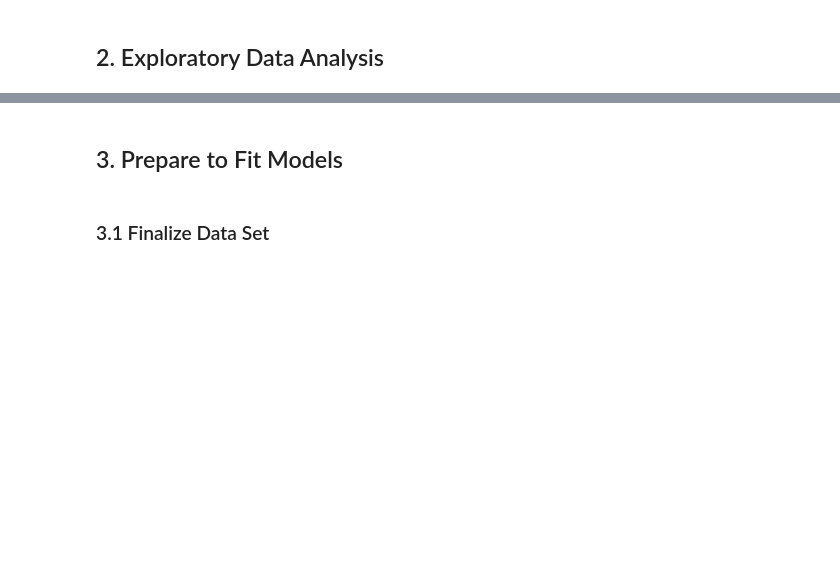
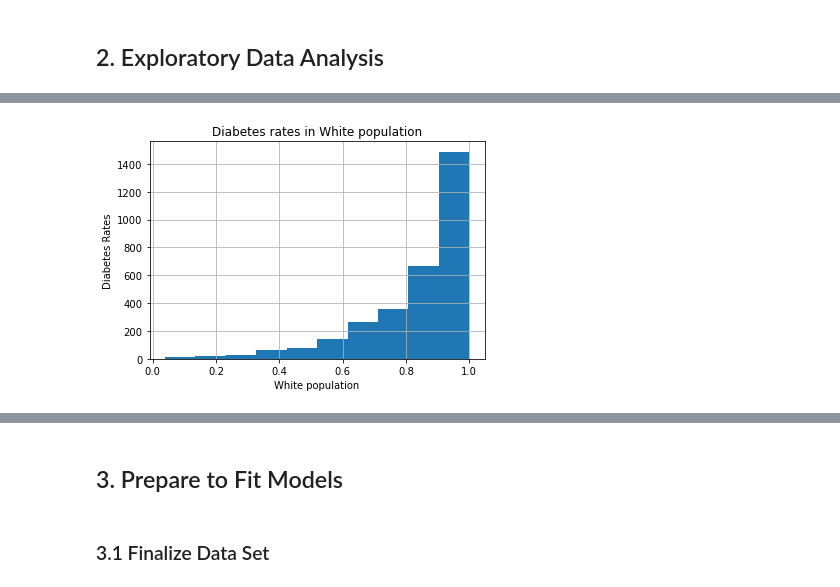
Before and after one commit to alonzoack/CSS_Project2_Group5, a Jupyter notebook: Project 2 Students.ipynb, the cells around one changed output, grey strips where cells are left out. Saved outputs shown, nothing was run; the diff lists cells and outputs as text; code cells hidden in the pictures; blank space fills up the shorter version.

```diff
--- a/Project 2 Students.ipynb
+++ b/Project 2 Students.ipynb
@@ -191,0 +209,10 @@ diabetes = diabetes.drop(columns=(duplicateColumnNames))
+# %%
+diabetes.hist('race_total population_one race_white')
+plt.title('Diabetes rates in White population')
+plt.xlabel('White population')
+plt.ylabel('Diabetes Rates')
+
+# Show plot
+plt.show()
+# %% [output]
+[figure, added]
```
Also changed, not shown: parts of 10 cells of this notebook.
